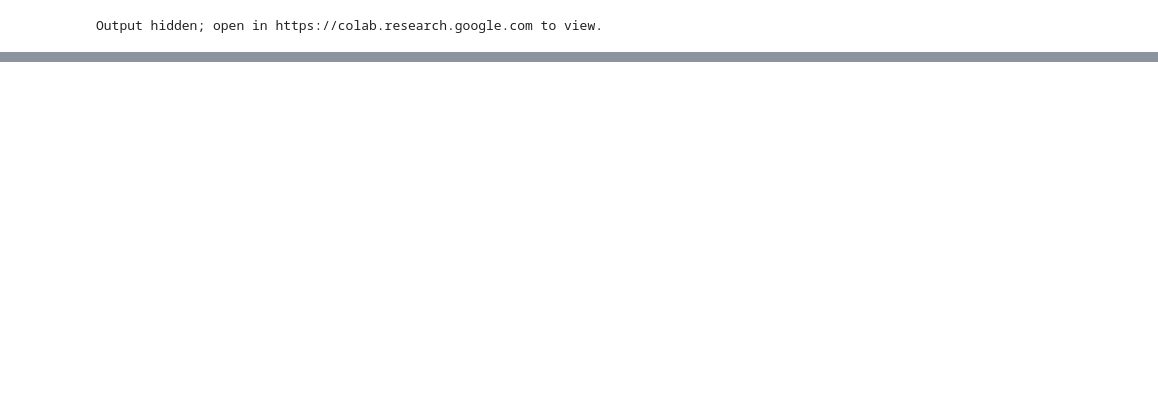
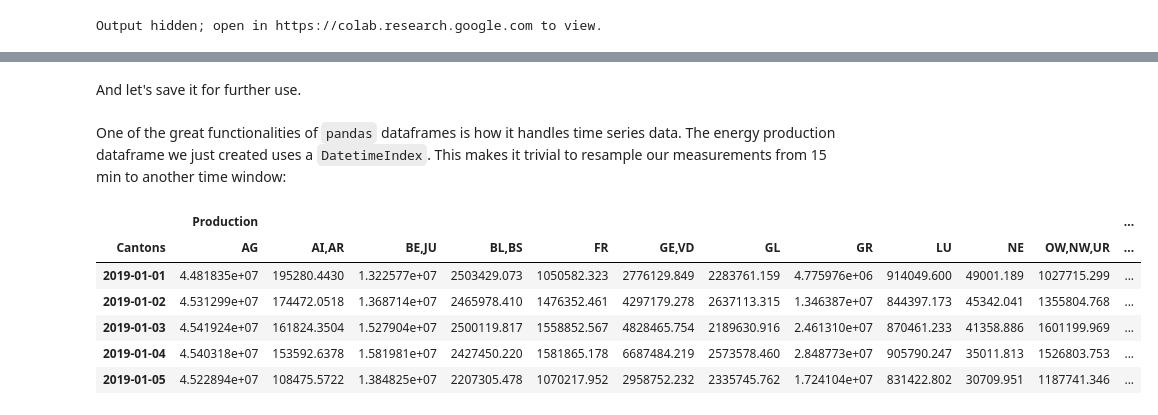
Before and after one commit to figela/marcomilanesio.github.io, a Jupyter notebook: material/9-TimeSeries/ts.ipynb, the cells around one changed output, grey strips where cells are left out. Drawn from its saved outputs; the diff is of its cells as text; code cells hidden in the pictures; blank space fills up the shorter version.

```diff
--- a/material/9-TimeSeries/ts.ipynb
+++ b/material/9-TimeSeries/ts.ipynb
@@ -23,3 +53,5 @@ import numpy as np
 import matplotlib.pyplot as plt
 from matplotlib import dates as dates
 %matplotlib inline
+# %%
+df = pd.read_csv('CH-2019.csv')
@@ -25,0 +80,2 @@ from matplotlib import dates as dates
+# %%
+df.index = pd.DatetimeIndex(df['Zeitstempel'])
@@ -25,0 +84,2 @@ from matplotlib import dates as dates
+# %%
+df = df.apply(pd.to_numeric, errors='coerce', axis=1)
@@ -25,0 +118,11 @@ from matplotlib import dates as dates
+# %%
+df_prod = pd.DataFrame(columns=['Cantons', 'Production'])
+for c in df.columns:
+    if 'Production Canton' in c:
+        cantons = ''.join(c.split()[2:])
+        df_temp = pd.DataFrame(index = df.index, columns=['Cantons', 'Production'])
+        df_temp.Production = df[c]
+        df_temp.Cantons = cantons
+        df_prod = df_prod.append(df_temp)
+print ('Number of production measurements:', len(df_prod.index))
+df_prod.head()
@@ -25,0 +137,2 @@ from matplotlib import dates as dates
+# %% [markdown]
+And let's save it for further use.
@@ -25,0 +141,13 @@ from matplotlib import dates as dates
+# %% [markdown]
+One of the great functionalities of `pandas` dataframes is how it handles time series data. The energy production dataframe we just created uses a `DatetimeIndex`. This makes it trivial to resample our measurements from 15 min to another time window:
+# %%
+df_prod_wide = df_prod.pivot(columns='Cantons').resample('1 d').sum()
+df_prod_wide.head()
+# %% [output]
+|  | Production |  |  |  |  |  |  |  |  |  |  | ... |
+| Cantons | AG | AI,AR | BE,JU | BL,BS | FR | GE,VD | GL | GR | LU | NE | OW,NW,UR | ... |
+| 2019-01-01 | 4.481835e+07 | 195280.4430 | 1.322577e+07 | 2503429.073 | 1050582.323 | 2776129.849 | 2283761.159 | 4.775976e+06 | 914049.600 | 49001.189 | 1027715.299 | ... |
+| 2019-01-02 | 4.531299e+07 | 174472.0518 | 1.368714e+07 | 2465978.410 | 1476352.461 | 4297179.278 | 2637113.315 | 1.346387e+07 | 844397.173 | 45342.041 | 1355804.768 | ... |
+| 2019-01-03 | 4.541924e+07 | 161824.3504 | 1.527904e+07 | 2500119.817 | 1558852.567 | 4828465.754 | 2189630.916 | 2.461310e+07 | 870461.233 | 41358.886 | 1601199.969 | ... |
+| 2019-01-04 | 4.540318e+07 | 153592.6378 | 1.581981e+07 | 2427450.220 | 1581865.178 | 6687484.219 | 2573578.460 | 2.848773e+07 | 905790.247 | 35011.813 | 1526803.753 | ... |
+| 2019-01-05 | 4.522894e+07 | 108475.5722 | 1.384825e+07 | 2207305.478 | 1070217.952 | 2958752.232 | 2335745.762 | 1.724104e+07 | 831422.802 | 30709.951 | 1187741.346 | ... |
```
Also changed, not shown: parts of 39 cells of this notebook, 1 other file.
